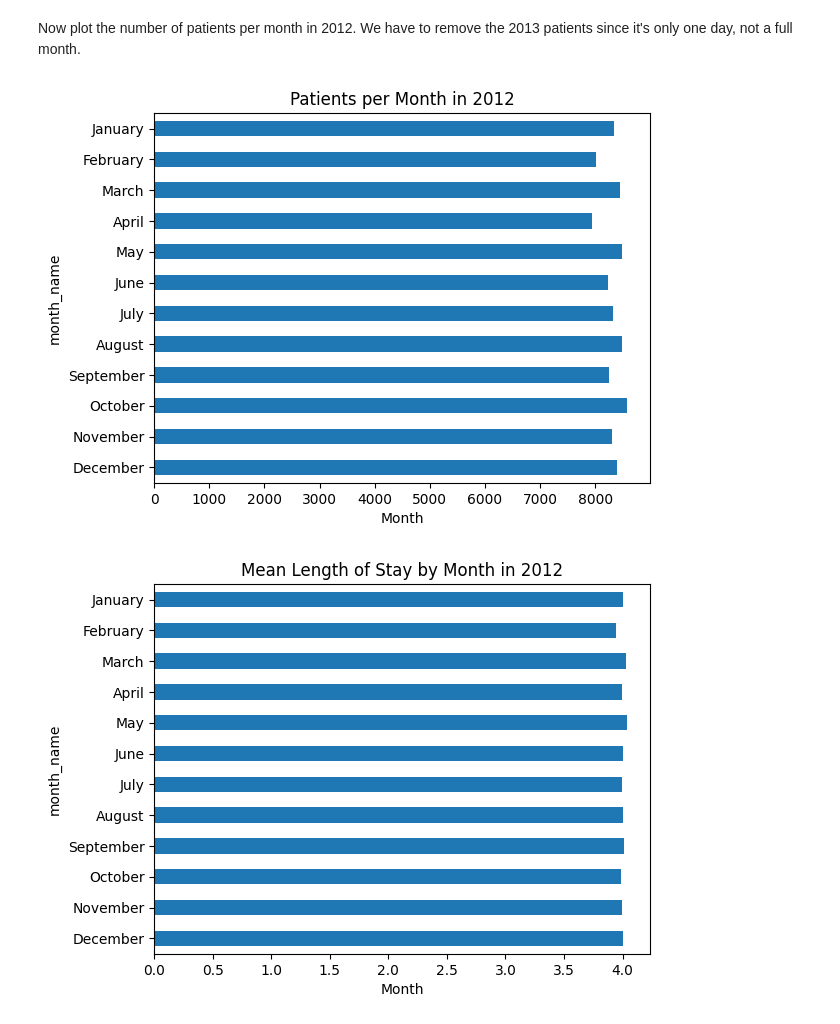
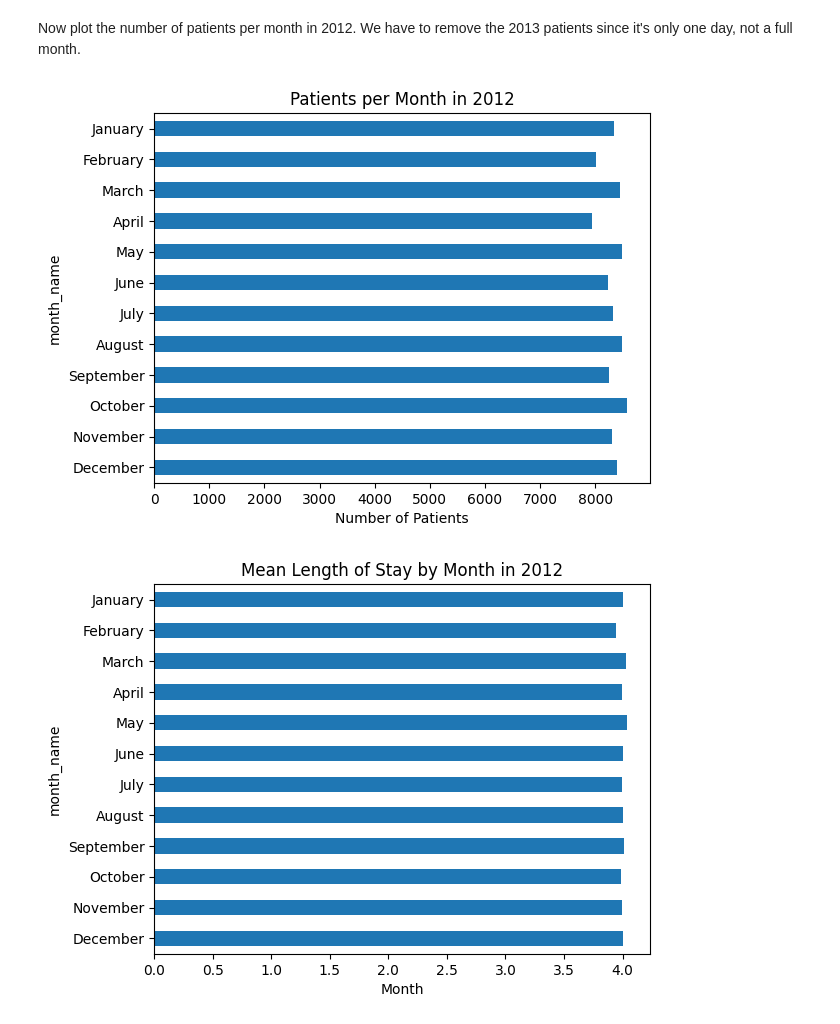
Before and after one commit to dsvoboda101/Springboard, a Jupyter notebook: Capstone_2/Cap2_Data_Wrangling.ipynb, the cells around one changed output. Drawn from its saved outputs; the diff is of its cells as text; code cells hidden in the pictures.

```diff
--- a/Capstone_2/Cap2_Data_Wrangling.ipynb
+++ b/Capstone_2/Cap2_Data_Wrangling.ipynb
@@ -342,21 +342,20 @@ Now plot the number of patients per month in 2012.  We have to remove the 2013 p
 # %%
 #Remove 2013 patients
 health_data_2012 = health_data_sort[health_data_sort['admission_year']== 2012].copy()
 #Add column with month name for plotting the months in order
 health_data_2012['month_name'] = health_data_2012['admission_month'].apply(lambda x: calendar.month_name[x])
 month_order = list(calendar.month_name[1:])
 # Set the month order
 health_data_2012['month_name'] = pd.Categorical(health_data_2012['month_name'], categories=month_order, ordered=True)
 #Count patients per month
 month_counts = health_data_2012['month_name'].value_counts().sort_index(ascending=False)
 #Make the plot
 month_counts.plot(kind='barh')
 plt.xlabel("Number of Patients")
-plt.xlabel("Month")
 plt.title("Patients per Month in 2012")
 plt.show()
 # %% [output]
-[figure, old version]
+[figure, new version]
 # %%
 health_data_grouped_LoS = health_data_2012.groupby('month_name', observed=False)['lengthofstay'].mean().sort_index(ascending=False)
 health_data_grouped_LoS.plot(kind='barh')
```
Also changed, not shown: parts of 3 cells of this notebook, 35 other files.
